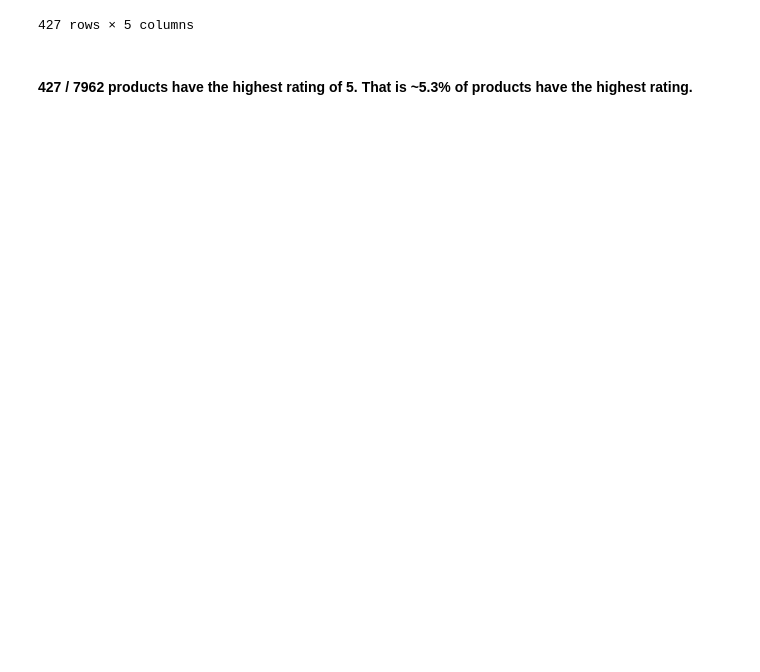
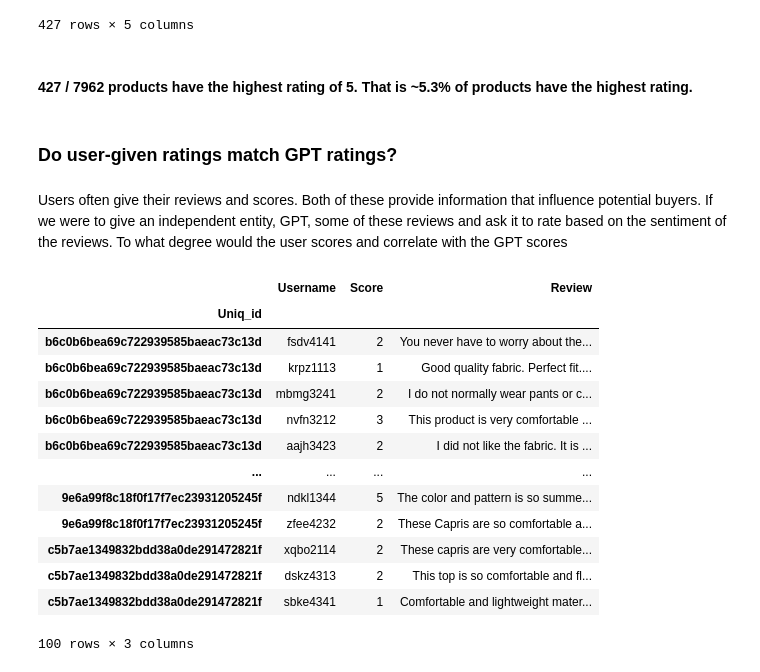
Before and after one commit to Kirera-Wainaina/data-manipulation-class-assignment, a Jupyter notebook: 3367315_BD2.ipynb, the cells around one changed output. Cells and saved outputs as stored; diff of their text form; code cells hidden in the pictures; blank space fills up the shorter version.

```diff
--- a/3367315_BD2.ipynb
+++ b/3367315_BD2.ipynb
@@ -576,3 +574,9 @@ products.query('Av_Score >= @highest_rating')
 427 rows × 5 columns
 # %% [markdown]
 #### 427 / 7962 products have the highest rating of 5. That is ~5.3% of products have the highest rating.
+# %% [markdown]
+### Do user-given ratings match GPT ratings?
+# %% [markdown]
+Users often give their reviews and scores. Both of these provide information that influence potential buyers.
+If we were to give an independent entity, GPT, some of these reviews and ask it to rate based on the sentiment of the reviews.
+To what degree would the user scores and correlate with the GPT scores
@@ -578,0 +599,24 @@ products.query('Av_Score >= @highest_rating')
+# %%
+# It'll be too expensive to run using the whole reviews dataframe of over 39,000 records
+# We take a slice of reviews where each row has both a score and a review
+
+# We also eliminate the reviews with a score of 0 because the user probably
+# didn't give a rating after writing the review
+
+sample_reviews = reviews.dropna().query('Score > 0')[:100]
+sample_reviews
+# %% [output]
+|  | Username | Score | Review |
+| Uniq_id |  |  |  |
+| b6c0b6bea69c722939585baeac73c13d | fsdv4141 | 2 | You never have to worry about the... |
+| b6c0b6bea69c722939585baeac73c13d | krpz1113 | 1 | Good quality fabric. Perfect fit.... |
+| b6c0b6bea69c722939585baeac73c13d | mbmg3241 | 2 | I do not normally wear pants or c... |
+| b6c0b6bea69c722939585baeac73c13d | nvfn3212 | 3 | This product is very comfortable ... |
+| b6c0b6bea69c722939585baeac73c13d | aajh3423 | 2 | I did not like the fabric. It is ... |
+| ... | ... | ... | ... |
+| 9e6a99f8c18f0f17f7ec23931205245f | ndkl1344 | 5 | The color and pattern is so summe... |
+| 9e6a99f8c18f0f17f7ec23931205245f | zfee4232 | 2 | These Capris are so comfortable a... |
+| c5b7ae1349832bdd38a0de291472821f | xqbo2114 | 2 | These capris are very comfortable... |
+| c5b7ae1349832bdd38a0de291472821f | dskz4313 | 2 | This top is so comfortable and fl... |
+| c5b7ae1349832bdd38a0de291472821f | sbke4341 | 1 | Comfortable and lightweight mater... |
+100 rows × 3 columns
```
Also changed, not shown: parts of 16 cells of this notebook.
